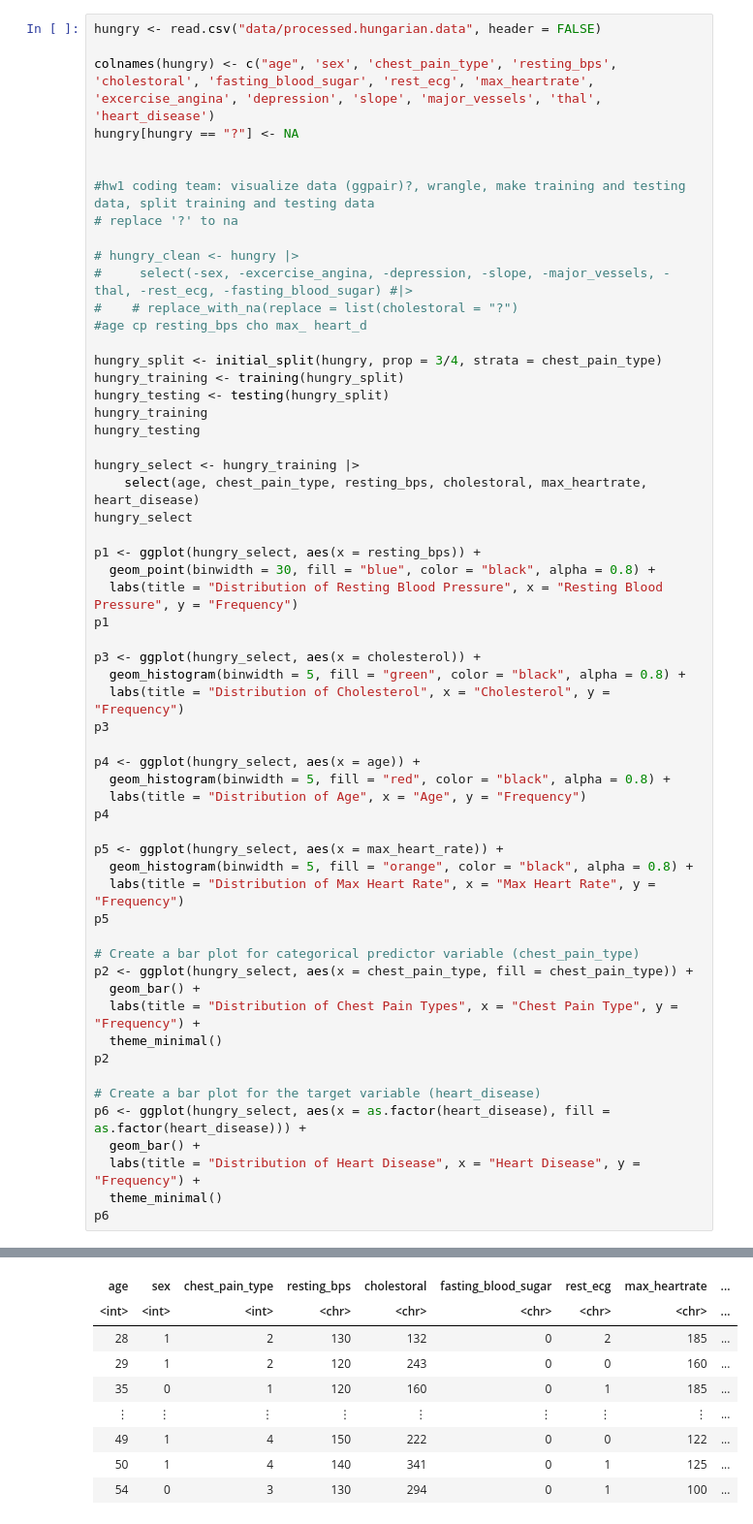
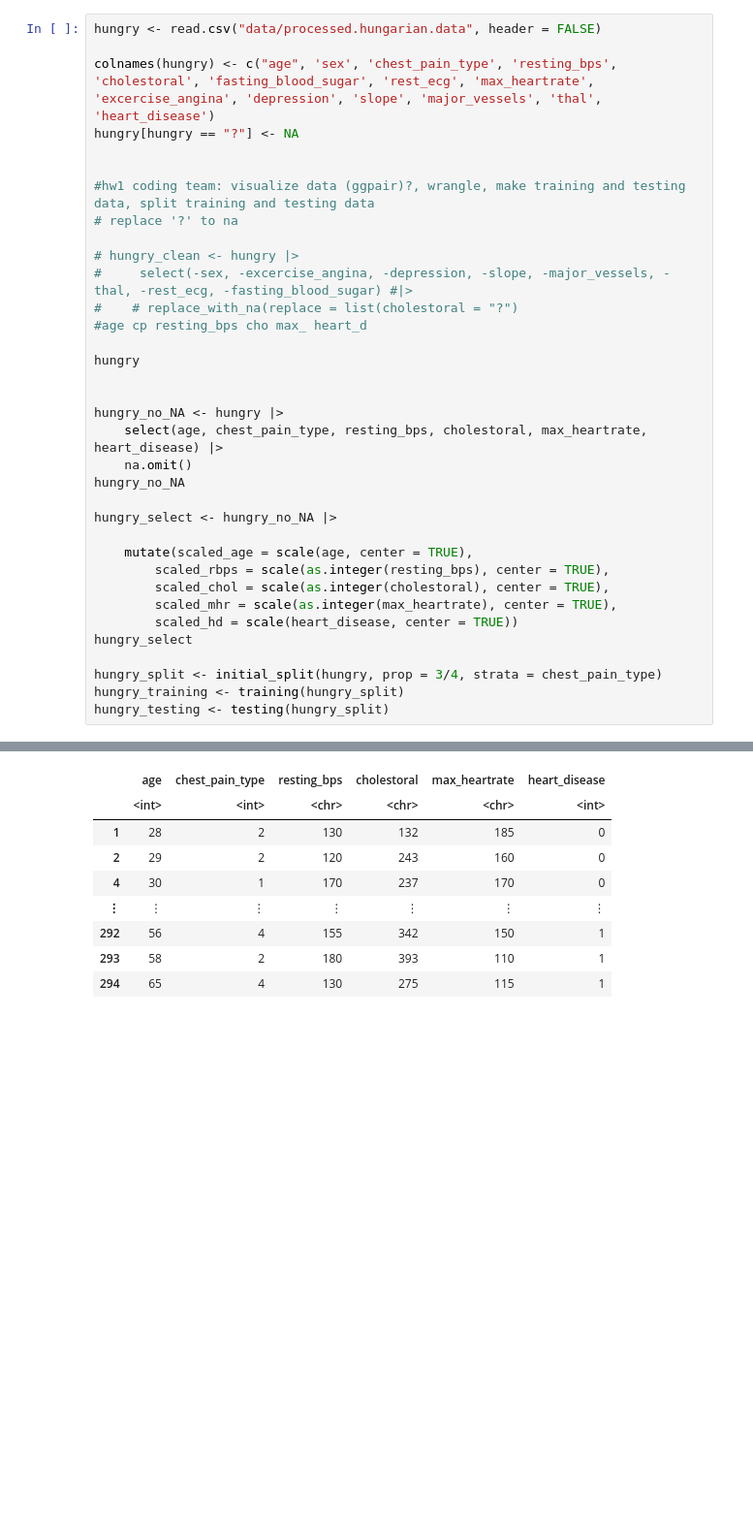
Before and after one commit to Kalpashree10/Group-Project, a Jupyter notebook: ProjectMain.ipynb, the cells around one changed output, grey strips where cells are left out. Shown: that part at 97% size. Saved outputs shown, nothing was run; the diff lists cells and outputs as text; blank space fills up the shorter version.

```diff
--- a/ProjectMain.ipynb
+++ b/ProjectMain.ipynb
@@ -46,47 +46,24 @@ hungry[hungry == "?"] <- NA
 #    # replace_with_na(replace = list(cholestoral = "?")
 #age cp resting_bps cho max_ heart_d
 
+hungry
+
+
+hungry_no_NA <- hungry |>
+    select(age, chest_pain_type, resting_bps, cholestoral, max_heartrate, heart_disease) |>
+    na.omit()
+hungry_no_NA
+
+hungry_select <- hungry_no_NA |>
+
+    mutate(scaled_age = scale(age, center = TRUE),
+        scaled_rbps = scale(as.integer(resting_bps), center = TRUE),
+        scaled_chol = scale(as.integer(cholestoral), center = TRUE),
+        scaled_mhr = scale(as.integer(max_heartrate), center = TRUE),
+        scaled_hd = scale(heart_disease, center = TRUE))
+hungry_select
+
 hungry_split <- initial_split(hungry, prop = 3/4, strata = chest_pain_type)
 hungry_training <- training(hungry_split)
 hungry_testing <- testing(hungry_split)
-hungry_training
-hungry_testing
-
-hungry_select <- hungry_training |>
-    select(age, chest_pain_type, resting_bps, cholestoral, max_heartrate, heart_disease)
-hungry_select
-
-p1 <- ggplot(hungry_select, aes(x = resting_bps)) +
-  geom_point(binwidth = 30, fill = "blue", color = "black", alpha = 0.8) +
-  labs(title = "Distribution of Resting Blood Pressure", x = "Resting Blood Pressure", y = "Frequency")
-p1
-
-p3 <- ggplot(hungry_select, aes(x = cholesterol)) +
-  geom_histogram(binwidth = 5, fill = "green", color = "black", alpha = 0.8) +
-  labs(title = "Distribution of Cholesterol", x = "Cholesterol", y = "Frequency")
-p3
-
-p4 <- ggplot(hungry_select, aes(x = age)) +
-  geom_histogram(binwidth = 5, fill = "red", color = "black", alpha = 0.8) +
-  labs(title = "Distribution of Age", x = "Age", y = "Frequency")
-p4
-
-p5 <- ggplot(hungry_select, aes(x = max_heart_rate)) +
-  geom_histogram(binwidth = 5, fill = "orange", color = "black", alpha = 0.8) +
-  labs(title = "Distribution of Max Heart Rate", x = "Max Heart Rate", y = "Frequency")
-p5
-
-# Create a bar plot for categorical predictor variable (chest_pain_type)
-p2 <- ggplot(hungry_select, aes(x = chest_pain_type, fill = chest_pain_type)) +
-  geom_bar() +
-  labs(title = "Distribution of Chest Pain Types", x = "Chest Pain Type", y = "Frequency") +
-  theme_minimal()
-p2
-
-# Create a bar plot for the target variable (heart_disease)
-p6 <- ggplot(hungry_select, aes(x = as.factor(heart_disease), fill = as.factor(heart_disease))) +
-  geom_bar() +
-  labs(title = "Distribution of Heart Disease", x = "Heart Disease", y = "Frequency") +
-  theme_minimal()
-p6
 # %% [output]
@@ -104,9 +81,9 @@ A data.frame: 75 × 14
-| age | sex | chest_pain_type | resting_bps | cholestoral | fasting_blood_sugar | rest_ecg | max_heartrate | ... |
-| <int> | <int> | <int> | <chr> | <chr> | <chr> | <chr> | <chr> | ... |
-| 28 | 1 | 2 | 130 | 132 | 0 | 2 | 185 | ... |
-| 29 | 1 | 2 | 120 | 243 | 0 | 0 | 160 | ... |
-| 35 | 0 | 1 | 120 | 160 | 0 | 1 | 185 | ... |
-| ⋮ | ⋮ | ⋮ | ⋮ | ⋮ | ⋮ | ⋮ | ⋮ | ... |
-| 49 | 1 | 4 | 150 | 222 | 0 | 0 | 122 | ... |
-| 50 | 1 | 4 | 140 | 341 | 0 | 1 | 125 | ... |
-| 54 | 0 | 3 | 130 | 294 | 0 | 1 | 100 | ... |
+|  | age | chest_pain_type | resting_bps | cholestoral | max_heartrate | heart_disease |
+|  | <int> | <int> | <chr> | <chr> | <chr> | <int> |
+| 1 | 28 | 2 | 130 | 132 | 185 | 0 |
+| 2 | 29 | 2 | 120 | 243 | 160 | 0 |
+| 4 | 30 | 1 | 170 | 237 | 170 | 0 |
+| ⋮ | ⋮ | ⋮ | ⋮ | ⋮ | ⋮ | ⋮ |
+| 292 | 56 | 4 | 155 | 342 | 150 | 1 |
+| 293 | 58 | 2 | 180 | 393 | 110 | 1 |
+| 294 | 65 | 4 | 130 | 275 | 115 | 1 |
```
Also changed, not shown: parts of 3 cells of this notebook.
